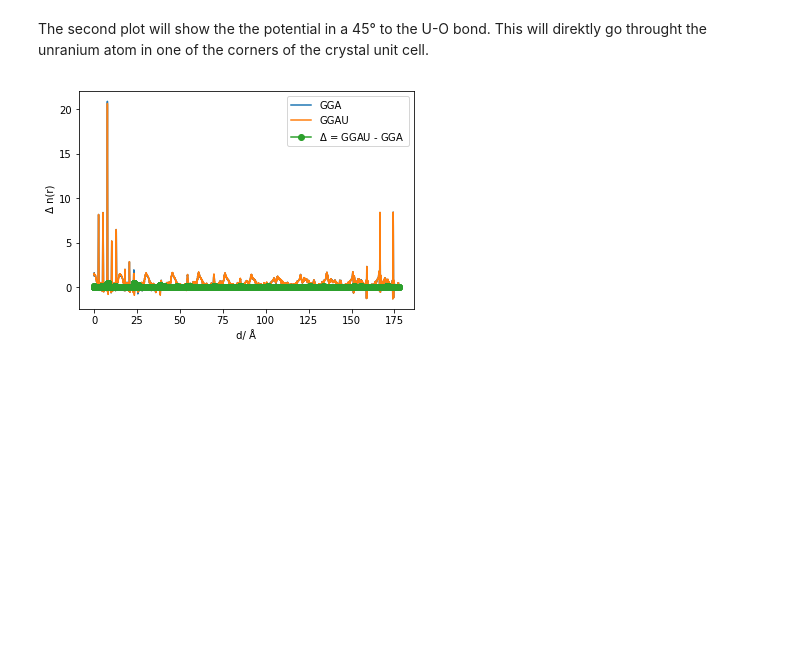
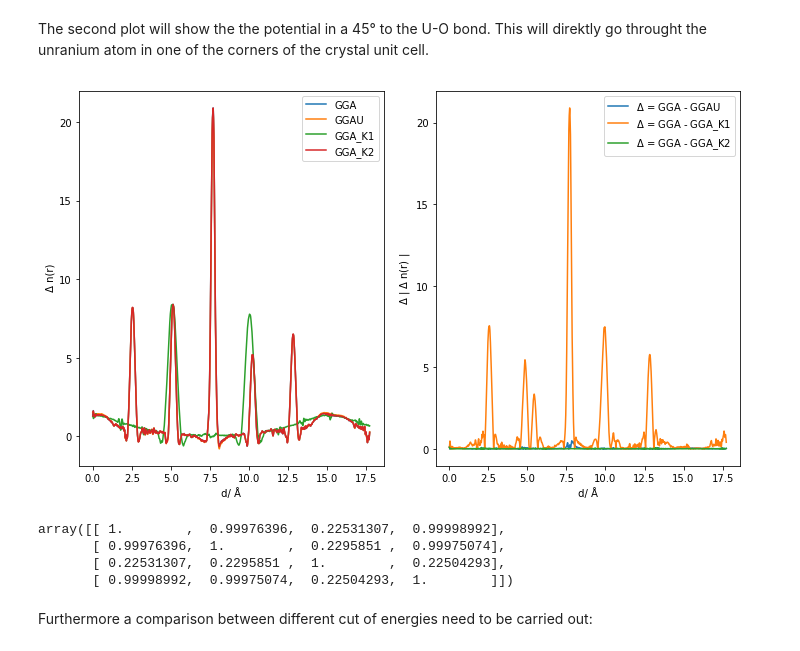
Before and after one commit to buralin/Cs2UO2Cl4, a Jupyter notebook: Cs2UO2Cl4.ipynb, the cells around one changed output. Saved outputs shown, nothing was run; the diff lists cells and outputs as text; code cells hidden in the pictures; blank space fills up the shorter version.

```diff
--- a/Cs2UO2Cl4.ipynb
+++ b/Cs2UO2Cl4.ipynb
@@ -88,5 +103,8 @@ GGAU = PP('embeddingpot_GGA_U.pp').read()
 # %%
-distance_scalar = 100
+mpl.rcParams['figure.figsize'] = (10,6)
+
+
+distance_scalar = 10
 
 x0 = GGA.ions[2].pos
 r0 = distance_scalar*GGA.ions[2].pos.d_mic(GGA.ions[1].pos)
@@ -98,16 +116,34 @@ scalar = d/gridpoints
 
 plot_cut1D_GGA = GGA.plot.get_plotcut(x0=x0, r0=r0, nr=gridpoints)
 plot_cut1D_GGAU = GGAU.plot.get_plotcut(x0=x0, r0=r0, nr=gridpoints)
+plot_cut1D_GGA_K1 = GGA_K1.plot.get_plotcut(x0=x0, r0=r0, nr=gridpoints)
+plot_cut1D_GGA_K2 = GGA_K2.plot.get_plotcut(x0=x0, r0=r0, nr=gridpoints)
 
 xvalues = np.arange(0,gridpoints,1)
 
+
+plt.subplot(1, 2, 1)
+
 plt.plot(xvalues*scalar,plot_cut1D_GGA.values, label = 'GGA' )
 plt.plot(xvalues*scalar,plot_cut1D_GGAU.values, label = 'GGAU' )
-plt.plot(xvalues*scalar,np.abs(plot_cut1D_GGAU.values-plot_cut1D_GGA.values), label = '$\Delta$ = GGAU - GGA', marker = 'o')
+plt.plot(xvalues*scalar,plot_cut1D_GGA_K1.values, label = 'GGA_K1' )
+plt.plot(xvalues*scalar,plot_cut1D_GGA_K2.values, label = 'GGA_K2' )
 
 plt.xlabel(' d/ Å')
 plt.ylabel(' Δ n(r)')
 plt.legend()
 
+plt.subplot(1, 2, 2)
+
+plt.plot(xvalues*scalar,np.abs(plot_cut1D_GGA.values-plot_cut1D_GGAU.values), label = '$\Delta$ = GGA - GGAU')
+plt.plot(xvalues*scalar,np.abs(plot_cut1D_GGA.values-plot_cut1D_GGA_K1.values), label = '$\Delta$ = GGA - GGA_K1')
+plt.plot(xvalues*scalar,np.abs(plot_cut1D_GGA.values-plot_cut1D_GGA_K2.values), label = '$\Delta$ = GGA - GGA_K2')
+
+plt.xlabel(' d/ Å')
+plt.ylabel('$\Delta$ | Δ n(r) |')
+plt.legend()
+
+plt.tight_layout()
+
 plt.show()
 # %% [output]
@@ -117,17 +161,43 @@ The second plot will show the the potential in a 45° to the U-O bond. This will
 # %%
 x0 = GGA.ions[2].pos
 r0 = distance_scalar*Coord(pos=[2.16776215, 5, 2.55639449],cell=GGA.cell)
 plot_cut1D_GGA = GGA.plot.get_plotcut(x0=x0, r0=r0, nr=gridpoints)
 plot_cut1D_GGAU = GGAU.plot.get_plotcut(x0=x0, r0=r0, nr=gridpoints)
+plot_cut1D_GGA_K2 = GGA_K1.plot.get_plotcut(x0=x0, r0=r0, nr=gridpoints)
+plot_cut1D_GGA_K2 = GGA_K2.plot.get_plotcut(x0=x0, r0=r0, nr=gridpoints)
 
+plt.subplot(1, 2, 1)
 
 plt.plot(xvalues*scalar, plot_cut1D_GGA.values, label = 'GGA')
 plt.plot(xvalues*scalar, plot_cut1D_GGAU.values, label = 'GGAU')
-plt.plot(xvalues*scalar,np.abs(plot_cut1D_GGAU.values-plot_cut1D_GGA.values), label = '$\Delta$ = GGAU - GGA', marker = 'o')
+plt.plot(xvalues*scalar, plot_cut1D_GGA_K1.values, label = 'GGA_K1')
+plt.plot(xvalues*scalar, plot_cut1D_GGA_K2.values, label = 'GGA_K2')
 
 plt.xlabel(' d/ Å ')
 plt.ylabel(' Δ n(r)')
 plt.legend()
+
+plt.subplot(1, 2, 2)
+
+plt.plot(xvalues*scalar,np.abs(plot_cut1D_GGA.values-plot_cut1D_GGAU.values), label = '$\Delta$ = GGA - GGAU')
+plt.plot(xvalues*scalar,np.abs(plot_cut1D_GGA.values-plot_cut1D_GGA_K1.values), label = '$\Delta$ = GGA - GGA_K1')
+plt.plot(xvalues*scalar,np.abs(plot_cut1D_GGA.values-plot_cut1D_GGA_K2.values), label = '$\Delta$ = GGA - GGA_K2')
+
+plt.xlabel(' d/ Å ')
+plt.ylabel('$\Delta$ | Δ n(r) |')
+plt.legend()
+plt.tight_layout()
+
 plt.show()
 # %% [output]
-[figure, old version]
+[figure, new version]
+# %%
+corcoef_matrix2 = np.abs(np.corrcoef([plot_cut1D_GGA.values, plot_cut1D_GGAU.values, plot_cut1D_GGA_K1.values, plot_cut1D_GGA_K2.values]))
+corcoef_matrix2
+# %% [output]
+array([[ 1.        ,  0.99976396,  0.22531307,  0.99998992],
+       [ 0.99976396,  1.        ,  0.2295851 ,  0.99975074],
+       [ 0.22531307,  0.2295851 ,  1.        ,  0.22504293],
+       [ 0.99998992,  0.99975074,  0.22504293,  1.        ]])
+# %% [markdown]
+Furthermore a comparison between different cut of energies need to be carried out:
```
Also changed, not shown: parts of 17 cells of this notebook, 9 other files.
